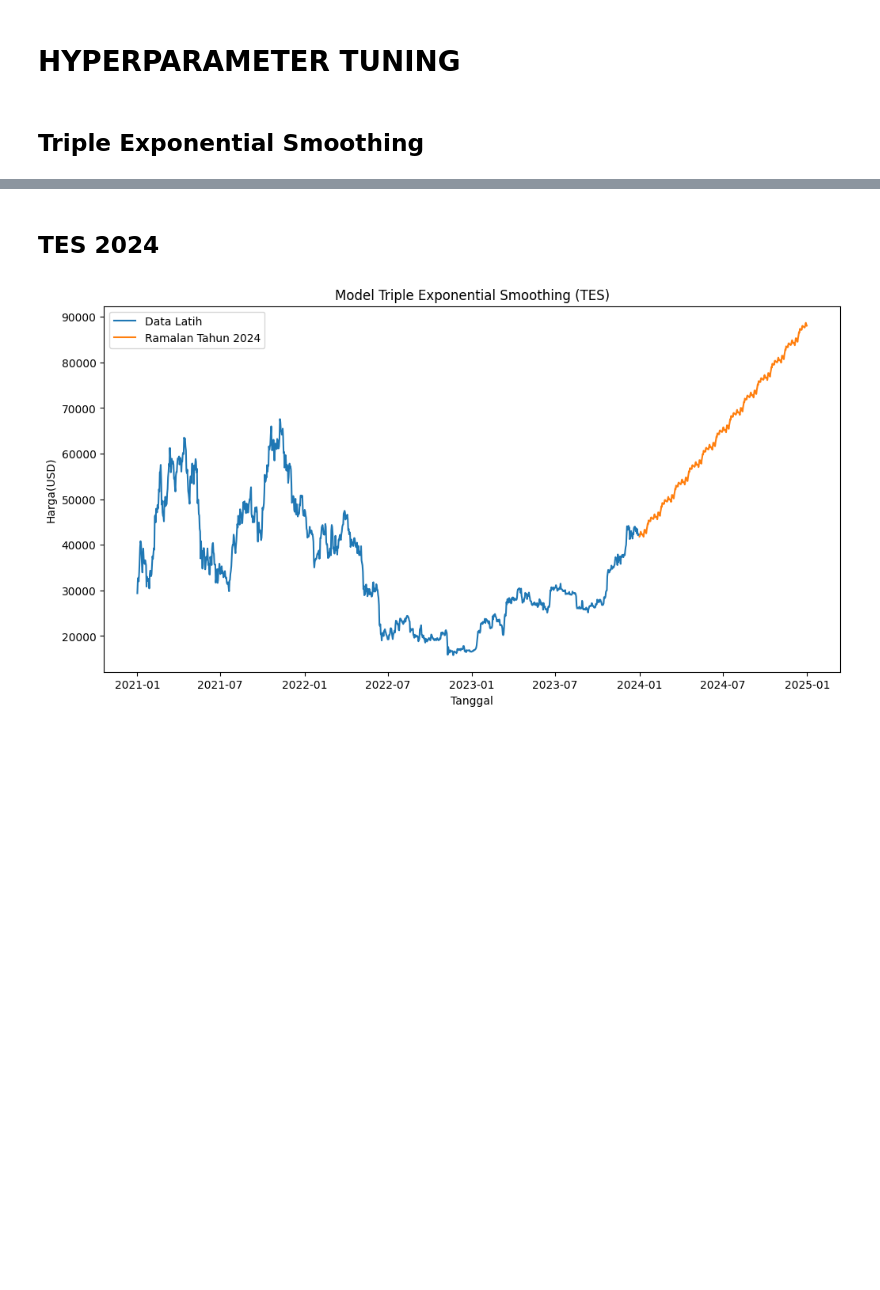
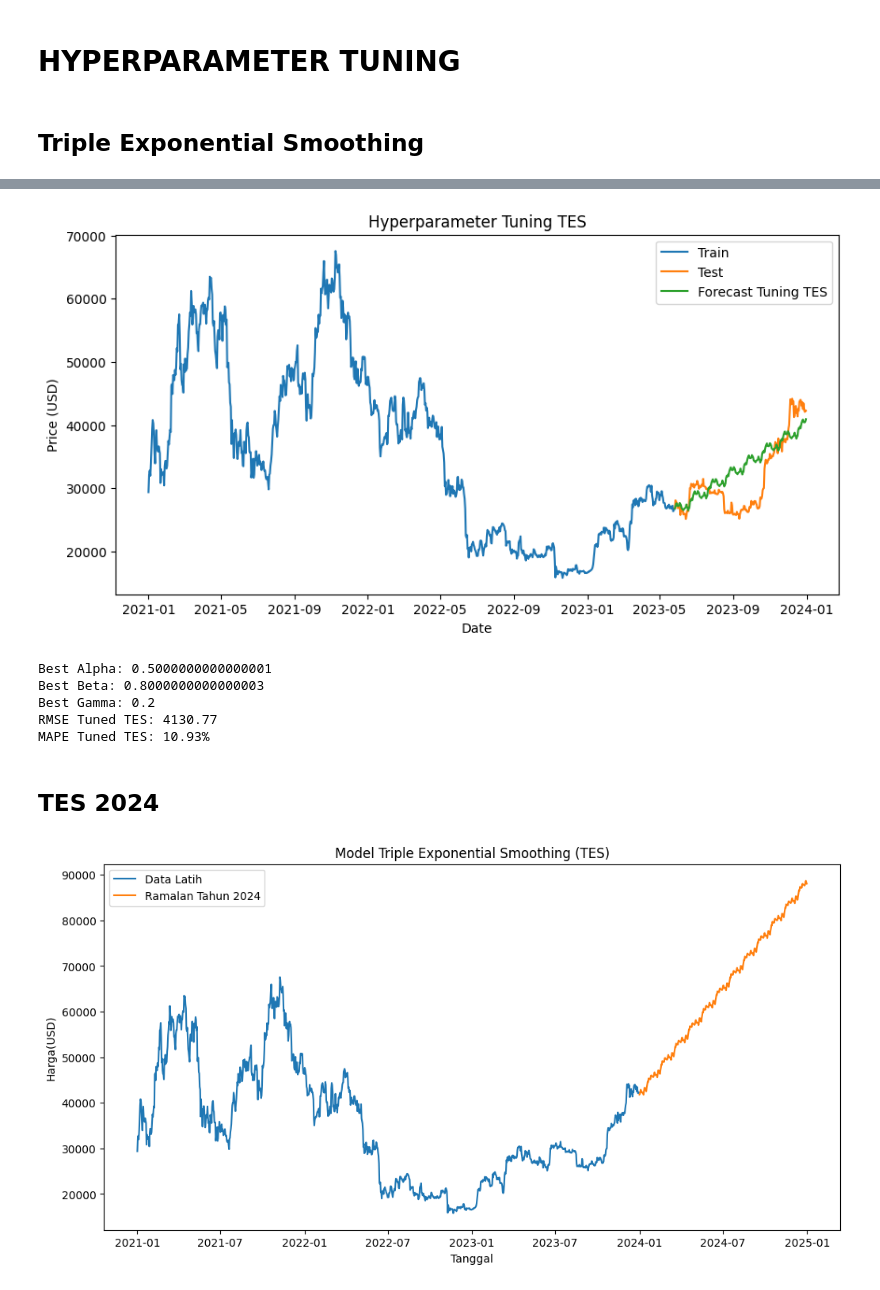
Before and after one commit to adiprrassetyo/forecast-tse-arima, a Jupyter notebook: Close Price BTC 2024 (Test).ipynb, the cells around one changed output, grey strips where cells are left out. Cells and saved outputs as stored; diff of their text form; code cells hidden in the pictures; blank space fills up the shorter version.

```diff
--- a/Close Price BTC 2024 (Test).ipynb
+++ b/Close Price BTC 2024 (Test).ipynb
@@ -115,6 +117,8 @@ plt.show()
 # %% [markdown]
 # EDA
 # %%
+#Import Data
+data_final = pd.read_csv("dataset/BTC-USD.csv")
 # Read Data
 data_final
 # %% [output]
@@ -641,3 +602,32 @@ MAPE Tuned TES: 10.93%
+# %%
+# Plot the results
+plt.figure(figsize=(10, 5))
+plt.plot(train_final['Close_interpolated'], label='Train')
+plt.plot(test_final['Close_interpolated'], label='Test')
+plt.plot(Tuning_TES, label='Forecast Tuning TES')
+plt.xlabel('Date')
+plt.ylabel('Price (USD)')
+plt.legend()
+plt.title('Hyperparameter Tuning TES')
+plt.show()
+
+# Evaluate the model RMSE n MAPE
+rmse_tuned_TES = np.sqrt(mean_squared_error(test_final['Close_interpolated'], Tuning_TES))
+mape_tuned_TES = np.mean(np.abs((test_final['Close_interpolated'] - Tuning_TES) / test_final['Close_interpolated'])) * 100
+# print best aplha, beta, gammma
+print(f'Best Alpha: {best_alpha}')
+print(f'Best Beta: {best_beta}')
+print(f'Best Gamma: {best_gamma}')
+# Print RMSE and MAPE
+print(f'RMSE Tuned TES: {rmse_tuned_TES:.2f}')
+print(f'MAPE Tuned TES: {mape_tuned_TES:.2f}%')
+# %% [output]
+[figure, added]
+Best Alpha: 0.5000000000000001
+Best Beta: 0.8000000000000003
+Best Gamma: 0.2
+RMSE Tuned TES: 4130.77
+MAPE Tuned TES: 10.93%
 # %% [markdown]
 ## TES 2024
 # %%
```
Also changed, not shown: parts of 9 cells of this notebook.
